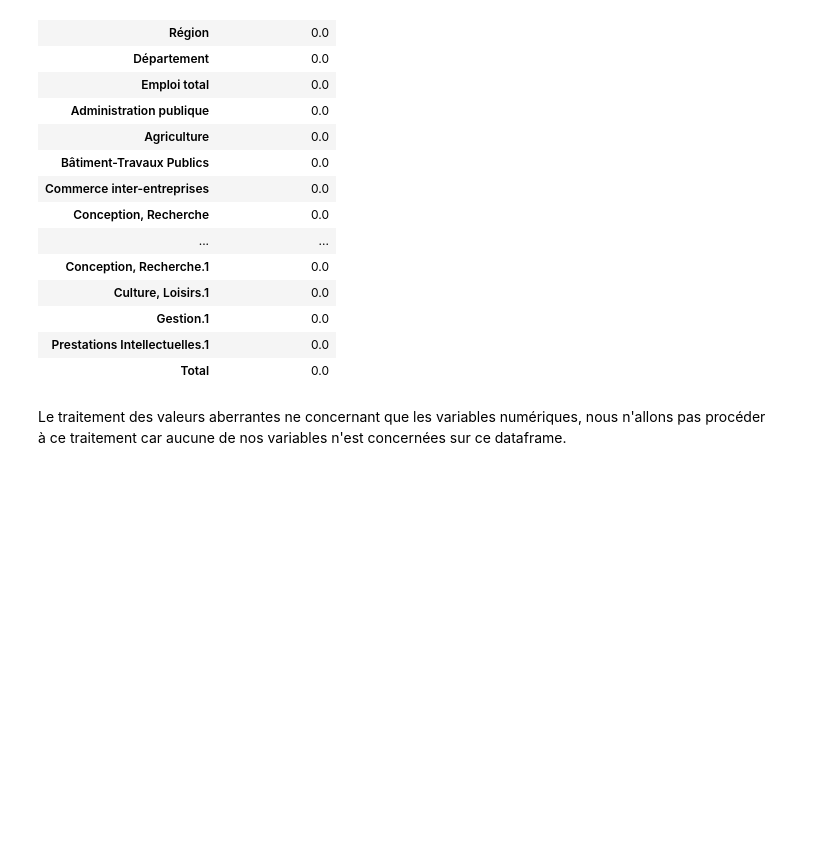
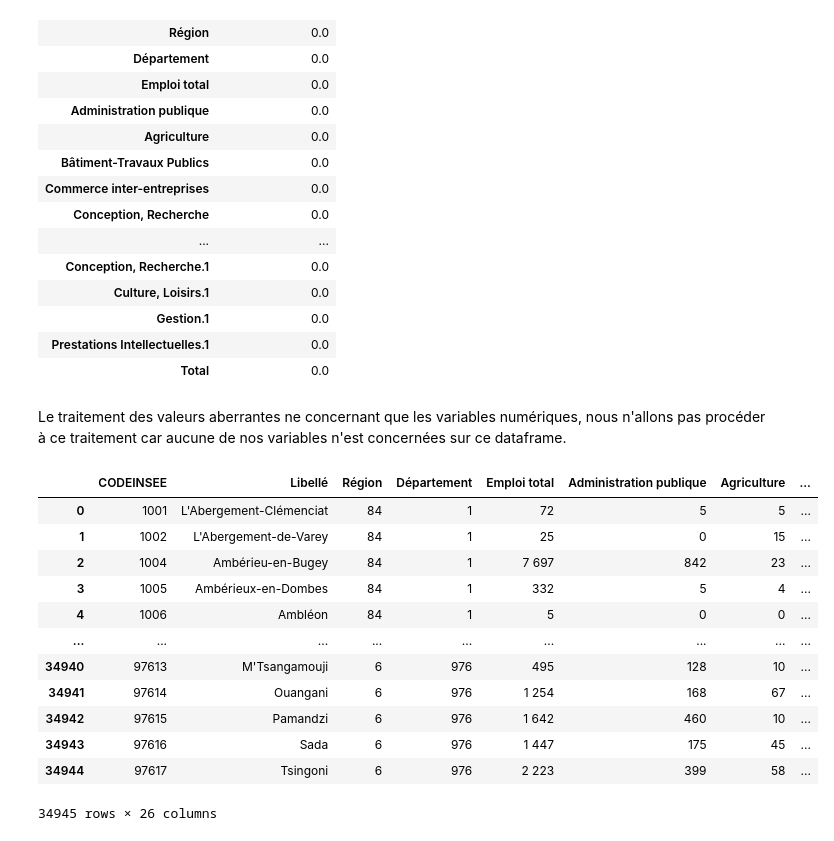
Before and after one commit to KBL78110/Retail_Customer_Retention, a Jupyter notebook: Notebook CODEINSEE Botanic.ipynb, the cells around one changed output. Cells and saved outputs as stored; diff of their text form; code cells hidden in the pictures; blank space fills up the shorter version.

```diff
--- a/Notebook CODEINSEE Botanic.ipynb
+++ b/Notebook CODEINSEE Botanic.ipynb
@@ -127,6 +127,24 @@ pd.DataFrame(index=data6.columns, columns=['%_missing_values'], data= (data6.isn
 | Total | 0.0 |
 # %% [markdown]
 Le traitement des valeurs aberrantes ne concernant que les variables numériques, nous n'allons pas procéder à ce traitement car aucune de nos variables n'est concernées sur ce dataframe.
+# %%
+data6.rename(columns={'Code': 'CODEINSEE'}, inplace=True)
+# %%
+data6
+# %% [output]
+|  | CODEINSEE | Libellé | Région | Département | Emploi total | Administration publique | Agriculture | ... |
+| 0 | 1001 | L'Abergement-Clémenciat | 84 | 1 | 72 | 5 | 5 | ... |
+| 1 | 1002 | L'Abergement-de-Varey | 84 | 1 | 25 | 0 | 15 | ... |
+| 2 | 1004 | Ambérieu-en-Bugey | 84 | 1 | 7 697 | 842 | 23 | ... |
+| 3 | 1005 | Ambérieux-en-Dombes | 84 | 1 | 332 | 5 | 4 | ... |
+| 4 | 1006 | Ambléon | 84 | 1 | 5 | 0 | 0 | ... |
+| ... | ... | ... | ... | ... | ... | ... | ... | ... |
+| 34940 | 97613 | M'Tsangamouji | 6 | 976 | 495 | 128 | 10 | ... |
+| 34941 | 97614 | Ouangani | 6 | 976 | 1 254 | 168 | 67 | ... |
+| 34942 | 97615 | Pamandzi | 6 | 976 | 1 642 | 460 | 10 | ... |
+| 34943 | 97616 | Sada | 6 | 976 | 1 447 | 175 | 45 | ... |
+| 34944 | 97617 | Tsingoni | 6 | 976 | 2 223 | 399 | 58 | ... |
+34945 rows × 26 columns
 # %%
 CODEINSEE = "C:\\Users\\belga\\OneDrive\\Bureau\\EMBA Big Data\\Module Datascience\\Projet Data Science S2 2024\\CODEINSEE_NET.pkl"
 data6.to_pickle(CODEINSEE)
```
Also changed, not shown: 1 other file.
